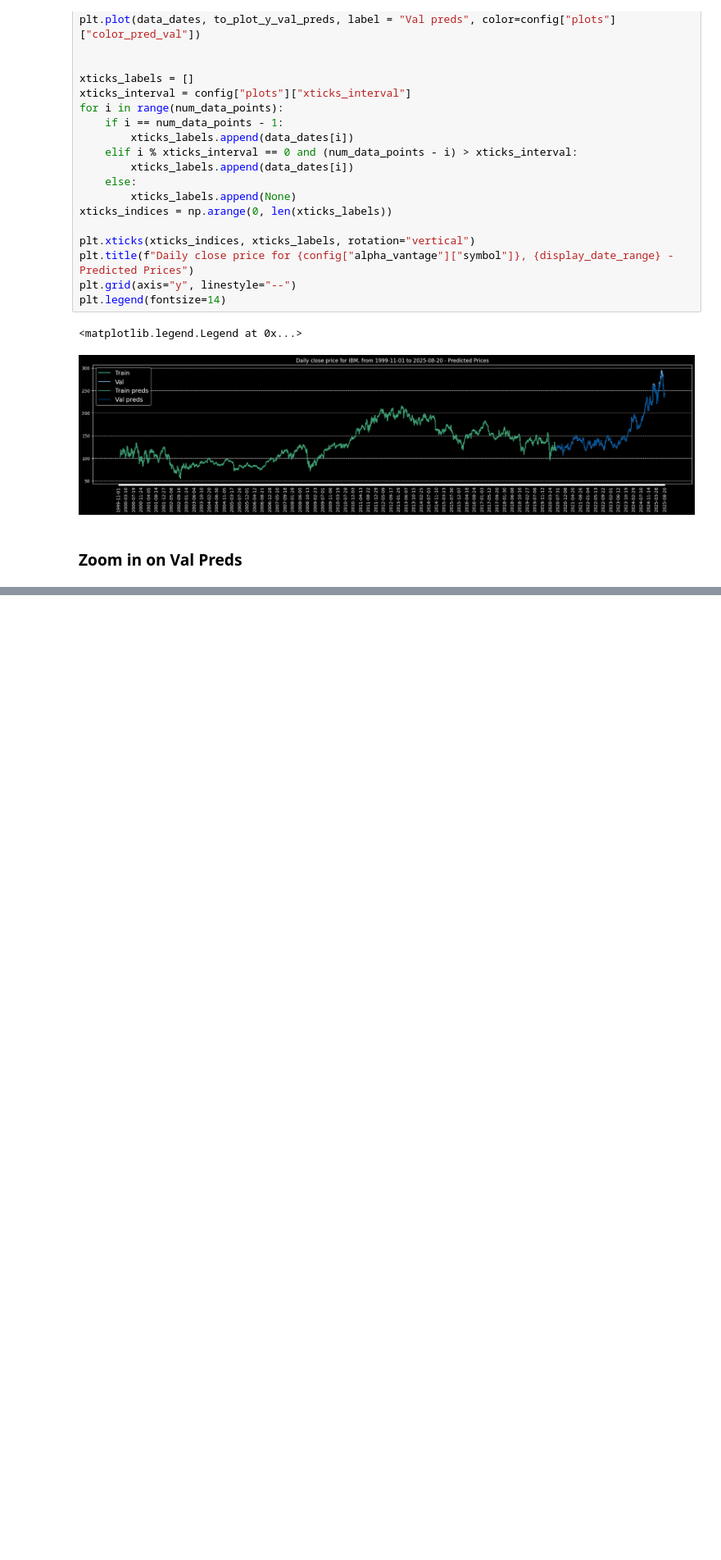
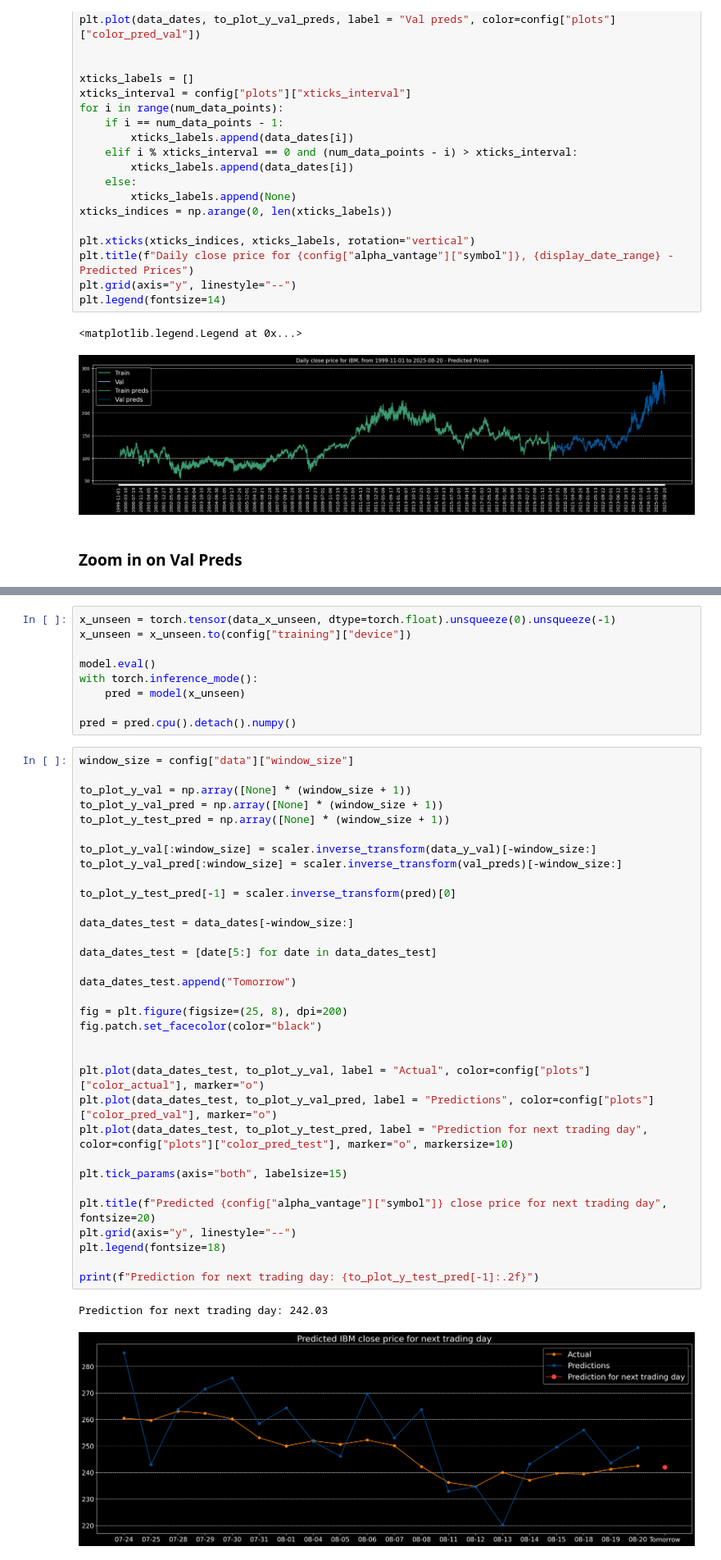
Before and after one commit to brien60/Stock-LSTM, a Jupyter notebook: lstm.ipynb, the cells around one changed output, grey strips where cells are left out. Shown at 82% size. Drawn from its saved outputs; the diff is of its cells as text; blank space fills up the shorter version.

```diff
--- a/lstm.ipynb
+++ b/lstm.ipynb
@@ -537,0 +527,45 @@ plt.legend(fontsize=14)
+# %%
+x_unseen = torch.tensor(data_x_unseen, dtype=torch.float).unsqueeze(0).unsqueeze(-1)
+x_unseen = x_unseen.to(config["training"]["device"])
+
+model.eval()
+with torch.inference_mode():
+    pred = model(x_unseen)
+
+pred = pred.cpu().detach().numpy()
+# %%
+window_size = config["data"]["window_size"]
+
+to_plot_y_val = np.array([None] * (window_size + 1))
+to_plot_y_val_pred = np.array([None] * (window_size + 1))
+to_plot_y_test_pred = np.array([None] * (window_size + 1))
+
+to_plot_y_val[:window_size] = scaler.inverse_transform(data_y_val)[-window_size:]
+to_plot_y_val_pred[:window_size] = scaler.inverse_transform(val_preds)[-window_size:]
+
+to_plot_y_test_pred[-1] = scaler.inverse_transform(pred)[0]
+
+data_dates_test = data_dates[-window_size:]
+
+data_dates_test = [date[5:] for date in data_dates_test]
+
+data_dates_test.append("Tomorrow")
+
+fig = plt.figure(figsize=(25, 8), dpi=200)
+fig.patch.set_facecolor(color="black")
+
+
+plt.plot(data_dates_test, to_plot_y_val, label = "Actual", color=config["plots"]["color_actual"], marker="o")
+plt.plot(data_dates_test, to_plot_y_val_pred, label = "Predictions", color=config["plots"]["color_pred_val"], marker="o")
+plt.plot(data_dates_test, to_plot_y_test_pred, label = "Prediction for next trading day", color=config["plots"]["color_pred_test"], marker="o", markersize=10)
+
+plt.tick_params(axis="both", labelsize=15)
+
+plt.title(f"Predicted {config["alpha_vantage"]["symbol"]} close price for next trading day", fontsize=20)
+plt.grid(axis="y", linestyle="--")
+plt.legend(fontsize=18)
+
+print(f"Prediction for next trading day: {to_plot_y_test_pred[-1]:.2f}")
+# %% [output]
+Prediction for next trading day: 242.03
+[figure, added]
```
Also changed, not shown: parts of 8 cells of this notebook, 2 other files.
